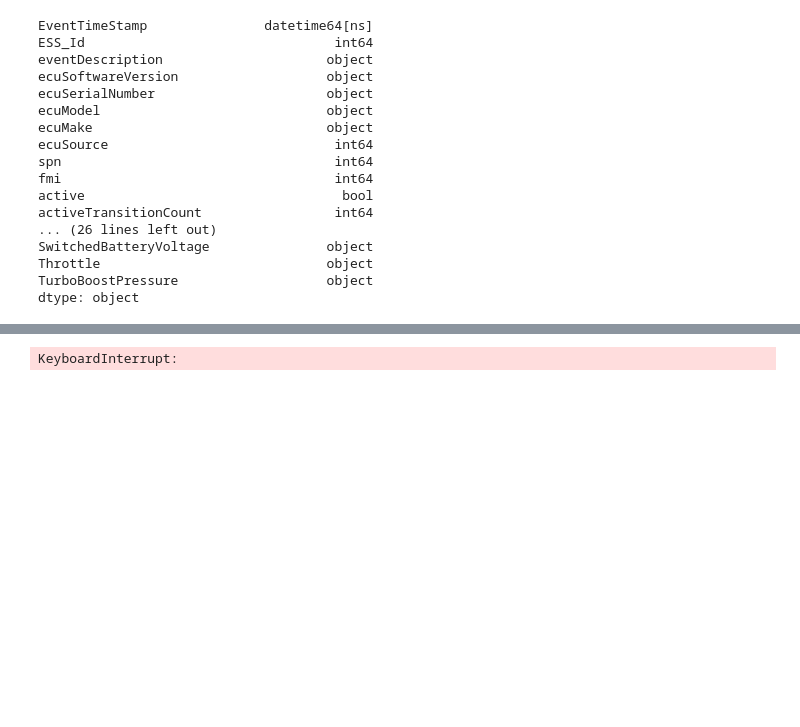
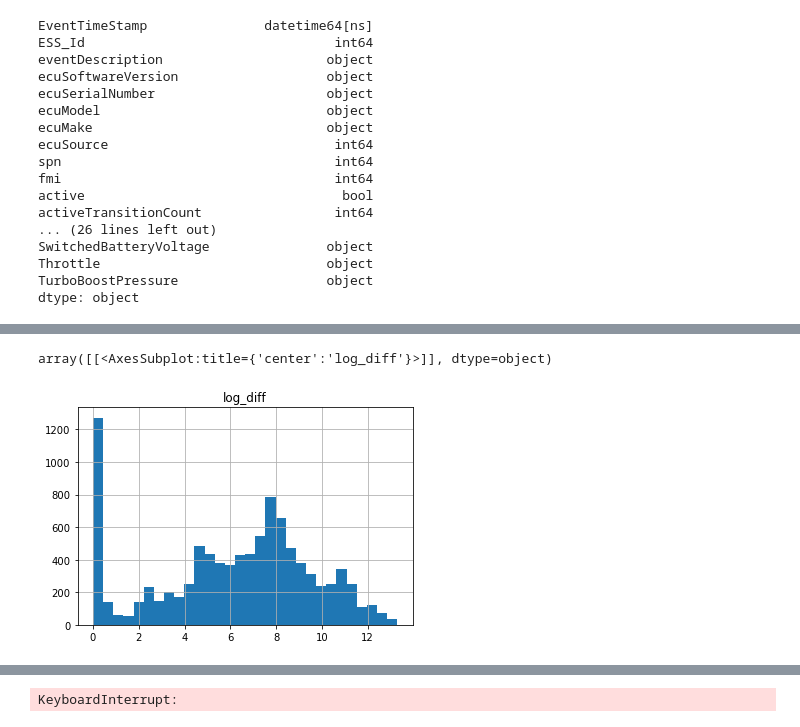
Before and after one commit to nss-data-science-cohort-5/big_g_express-the-index-out-of-rangers, a Jupyter notebook: notebooks/EDA_rolling.ipynb, the cells around one changed output, grey strips where cells are left out. Cells and saved outputs as stored; diff of their text form; code cells hidden in the pictures; blank space fills up the shorter version.

```diff
--- a/notebooks/EDA_rolling.ipynb
+++ b/notebooks/EDA_rolling.ipynb
@@ -192,5 +223,6 @@ original_time_pd_truck = original_time_pd_truck.merge(rolling_window_6H, on = ['
 original_time_pd_truck = original_time_pd_truck.merge(rolling_window_12H, on = ['EventTimeStamp', 'EquipmentID'])
 original_time_pd_truck = original_time_pd_truck.drop_duplicates()
 # %%
-original_time_pd_truck[(original_time_pd_truck['spn'] != 1569) & (original_time_pd_truck['EquipmentID'] == '1968')][-2:-1]
+test_timed = original_time_pd_truck
+test_timed['diff'] = (test_timed['diff']/np.timedelta64(1, 's')).astype(float)
 # %% [output]
@@ -199,0 +230,8 @@ original_time_pd_truck[(original_time_pd_truck['spn'] != 1569) & (original_time_
+# %%
+test_timed['diff'] = test_timed['diff'].abs()
+# %%
+test_timed['log_diff'] = np.log(test_timed['diff']+1)
+test_timed.hist('log_diff', bins = 30)
+# %% [output]
+array([[<AxesSubplot:title={'center':'log_diff'}>]], dtype=object)
+[figure, added]
```
Also changed, not shown: parts of 12 cells of this notebook, 1 other file.
